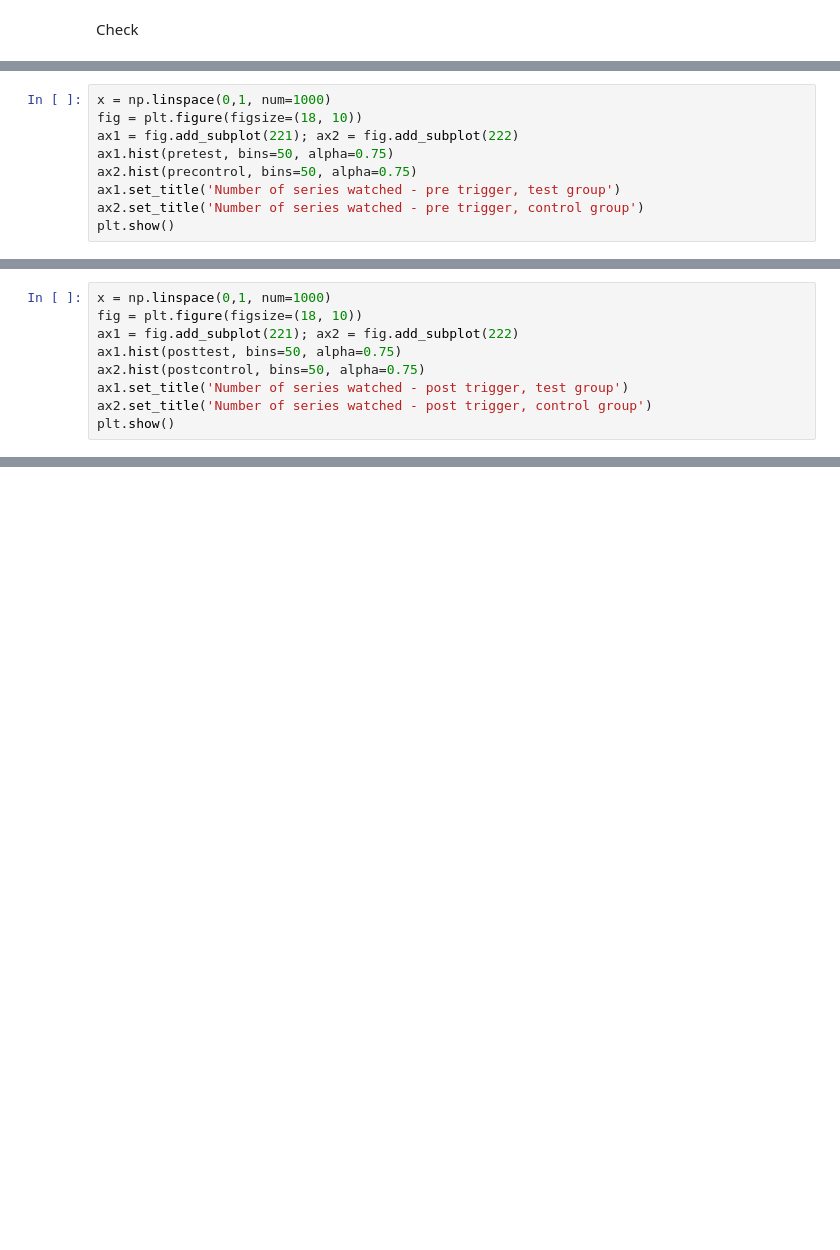
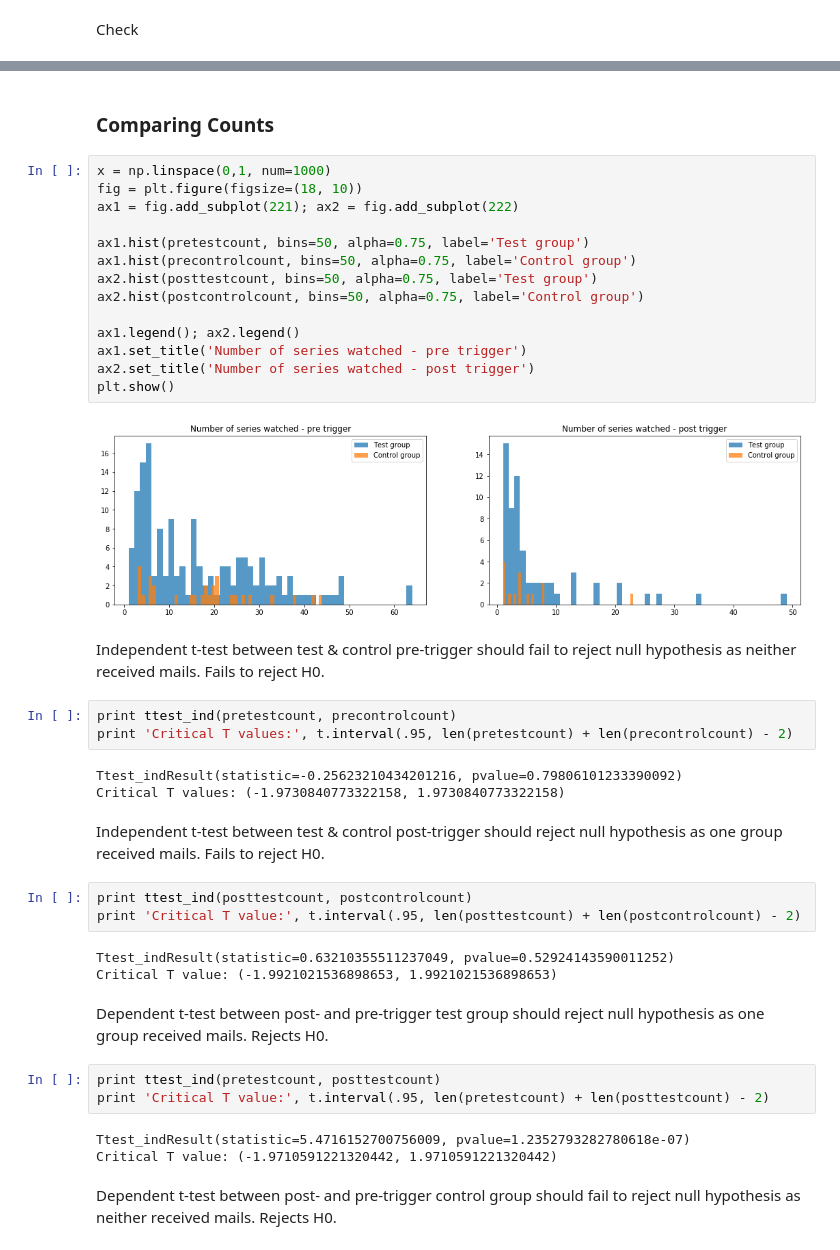
Before and after one commit to dezwier/notebooks, a Jupyter notebook: Ngdata/Bouygues video data.ipynb, the cells around one changed output, grey strips where cells are left out. Saved outputs shown, nothing was run; the diff lists cells and outputs as text; blank space fills up the shorter version.

```diff
--- a/Ngdata/Bouygues video data.ipynb
+++ b/Ngdata/Bouygues video data.ipynb
@@ -96,9 +143,0 @@ T-test between test & control should fail to reject null hypothesis as neither r
-# %%
-x = np.linspace(0,1, num=1000)
-fig = plt.figure(figsize=(18, 10))
-ax1 = fig.add_subplot(221); ax2 = fig.add_subplot(222)
-ax1.hist(pretest, bins=50, alpha=0.75)
-ax2.hist(precontrol, bins=50, alpha=0.75)
-ax1.set_title('Number of series watched - pre trigger, test group')
-ax2.set_title('Number of series watched - pre trigger, control group')
-plt.show()
@@ -124,9 +143,0 @@ T-test between test & control might reject null hypothesis as test group receive
-# %%
-x = np.linspace(0,1, num=1000)
-fig = plt.figure(figsize=(18, 10))
-ax1 = fig.add_subplot(221); ax2 = fig.add_subplot(222)
-ax1.hist(posttest, bins=50, alpha=0.75)
-ax2.hist(postcontrol, bins=50, alpha=0.75)
-ax1.set_title('Number of series watched - post trigger, test group')
-ax2.set_title('Number of series watched - post trigger, control group')
-plt.show()
@@ -182,0 +156,44 @@ Critical T value: 2.00171748301
+# %% [markdown]
+### Comparing Counts
+# %%
+x = np.linspace(0,1, num=1000)
+fig = plt.figure(figsize=(18, 10))
+ax1 = fig.add_subplot(221); ax2 = fig.add_subplot(222)
+
+ax1.hist(pretestcount, bins=50, alpha=0.75, label='Test group')
+ax1.hist(precontrolcount, bins=50, alpha=0.75, label='Control group')
+ax2.hist(posttestcount, bins=50, alpha=0.75, label='Test group')
+ax2.hist(postcontrolcount, bins=50, alpha=0.75, label='Control group')
+
+ax1.legend(); ax2.legend()
+ax1.set_title('Number of series watched - pre trigger')
+ax2.set_title('Number of series watched - post trigger')
+plt.show()
+# %% [output]
+[figure, added]
+# %% [markdown]
+Independent t-test between test & control pre-trigger should fail to reject null hypothesis as neither received mails. Fails to reject H0.
+# %%
+print ttest_ind(pretestcount, precontrolcount)
+print 'Critical T values:', t.interval(.95, len(pretestcount) + len(precontrolcount) - 2)
+# %% [output]
+Ttest_indResult(statistic=-0.25623210434201216, pvalue=0.79806101233390092)
+Critical T values: (-1.9730840773322158, 1.9730840773322158)
+# %% [markdown]
+Independent t-test between test & control post-trigger should reject null hypothesis as one group received mails. Fails to reject H0.
+# %%
+print ttest_ind(posttestcount, postcontrolcount)
+print 'Critical T value:', t.interval(.95, len(posttestcount) + len(postcontrolcount) - 2)
+# %% [output]
+Ttest_indResult(statistic=0.63210355511237049, pvalue=0.52924143590011252)
+Critical T value: (-1.9921021536898653, 1.9921021536898653)
+# %% [markdown]
+Dependent t-test between post- and pre-trigger test group should reject null hypothesis as one group received mails. Rejects H0.
+# %%
+print ttest_ind(pretestcount, posttestcount)
+print 'Critical T value:', t.interval(.95, len(pretestcount) + len(posttestcount) - 2)
+# %% [output]
+Ttest_indResult(statistic=5.4716152700756009, pvalue=1.2352793282780618e-07)
+Critical T value: (-1.9710591221320442, 1.9710591221320442)
+# %% [markdown]
+Dependent t-test between post- and pre-trigger control group should fail to reject null hypothesis as neither received mails. Rejects H0.
```
Also changed, not shown: parts of 68 cells of this notebook, 21 other files.
